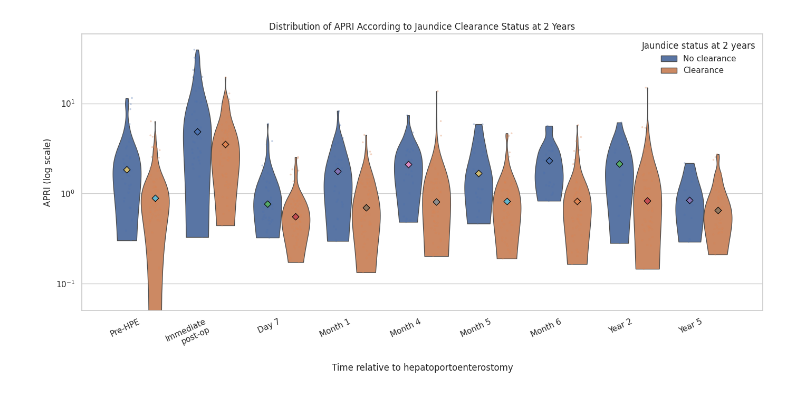
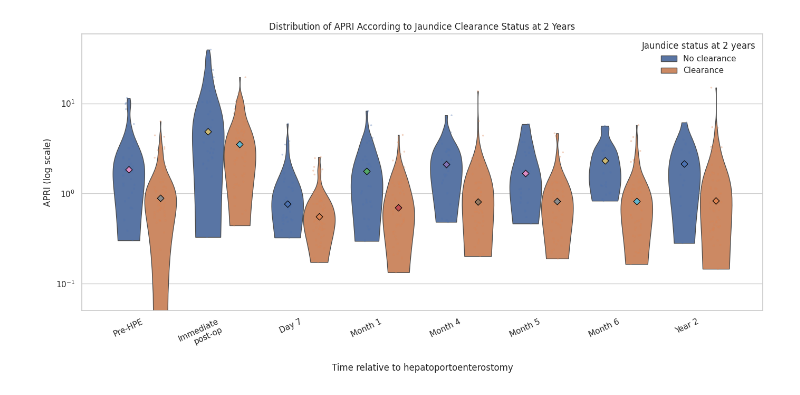
Before and after one commit to sasurasa/Lin, a Jupyter notebook: Lin_log120726SS.ipynb, the cells around one changed output. Cells and saved outputs as stored; diff of their text form; code cells hidden in the pictures.

```diff
--- a/Lin_log120726SS.ipynb
+++ b/Lin_log120726SS.ipynb
@@ -31,8 +31,7 @@ apri_columns = [
     "m4apri",
     "m5apri",
     "m6apri",
-    "y2apri",
-    "y5apri"
+    "y2apri"
 ]
 
 time_labels = {
@@ -43,8 +42,8 @@ time_labels = {
     "m4apri": "Month 4",
     "m5apri": "Month 5",
     "m6apri": "Month 6",
-    "y2apri": "Year 2",
-    "y5apri": "Year 5"
+    "y2apri": "Year 2"
+
 }
 
 time_order = [time_labels[col] for col in apri_columns]
@@ -200,31 +199,31 @@ ax.set_ylabel("APRI (log scale)")
 ax.set_title(
     "Distribution of APRI According to Jaundice Clearance Status at 2 Years"
 )
 
 ax.tick_params(axis="x", labelrotation=25)
 for label in ax.get_xticklabels():
     label.set_horizontalalignment("right")
 
 ax.grid(axis="x", visible=False)
 
 fig.subplots_adjust(bottom=0.24)
 plt.tight_layout()
 
 # ------------------------------------------------------------
 # 9. Save figure
 # ------------------------------------------------------------
 
 plt.savefig(
     "APRI_violin_logscale_by_2year_jaundice_clearance.png",
     dpi=300,
     bbox_inches="tight"
 )
 
 plt.savefig(
     "APRI_violin_logscale_by_2year_jaundice_clearance.pdf",
     bbox_inches="tight"
 )
 
 plt.show()
 # %% [output]
-[figure, old version]
+[figure, new version]
```
